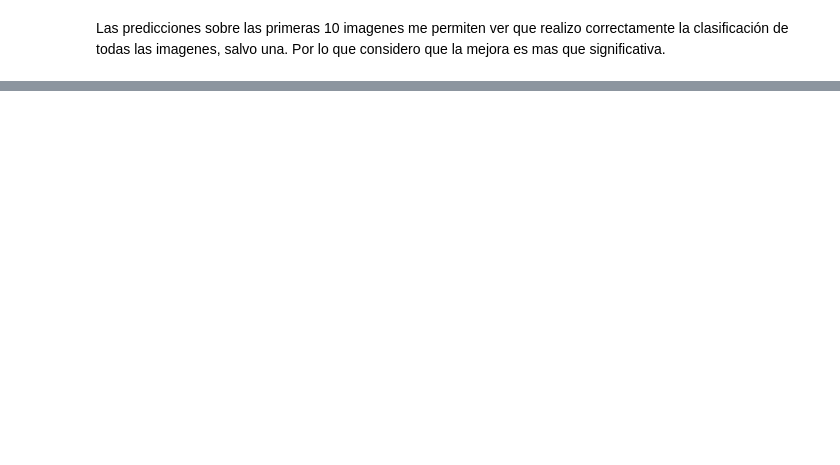
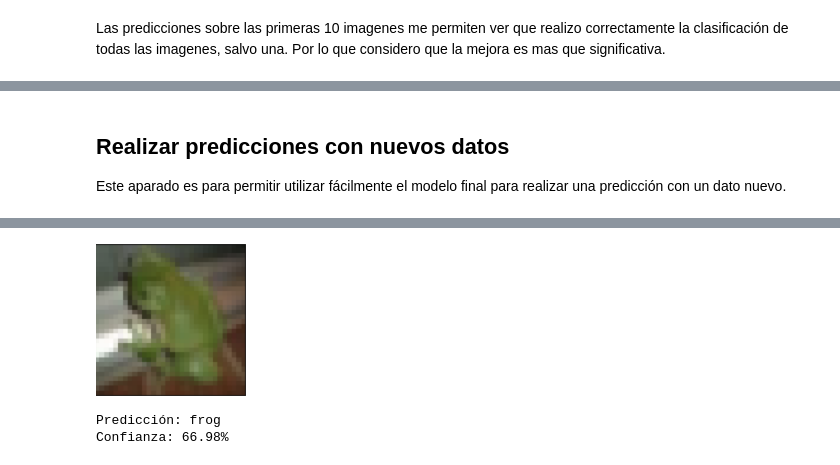
Before and after one commit to EduardoCorVal/Deep-Learning-Model-Implementation, a Jupyter notebook: M2_Implementación_de_un_modelo_de_deep_learning.ipynb, the cells around one changed output, grey strips where cells are left out. Saved outputs shown, nothing was run; the diff lists cells and outputs as text; code cells hidden in the pictures; blank space fills up the shorter version.

```diff
--- a/M2_Implementación_de_un_modelo_de_deep_learning.ipynb
+++ b/M2_Implementación_de_un_modelo_de_deep_learning.ipynb
@@ -335,0 +407,8 @@ print(y_test[:10])
+# %%
+optimizer = Adam(learning_rate=0.001)
+
+early_stopping = EarlyStopping(monitor='val_loss', patience=7, restore_best_weights=True)
+
+model.compile(optimizer=optimizer, loss=loss_fn, metrics=['accuracy'])
+
+history = model.fit(x_train, y_train, epochs=50, batch_size=64, validation_data=(x_test, y_test), callbacks=[early_stopping])
@@ -335,0 +504,34 @@ print(y_test[:10])
+# %% [markdown]
+## Realizar predicciones con nuevos datos
+
+Este aparado es para permitir utilizar fácilmente el modelo final para realizar una predicción con un dato nuevo.
+# %%
+from IPython.display import display, Image
+from tensorflow.keras.preprocessing import image
+import numpy as np
+
+def load_and_preprocess_image(image_path):
+    img = image.load_img(image_path, target_size=(32, 32))
+    img_array = image.img_to_array(img)
+    img_array = np.expand_dims(img_array, axis=0)
+    img_array /= 255.0
+    return img_array
+
+def predict_with_model(model, image_array, class_names):
+    predictions = model.predict(image_array)
+    predicted_label = class_names[np.argmax(predictions)]
+    confidence = np.max(predictions)
+    return predicted_label, confidence
+
+# Cargar una imagen a partir de un path
+image_path = input("Image path: ")
+img_array = load_and_preprocess_image(image_path)
+
+# Predicciones
+predicted_label, confidence = predict_with_model(loaded_model, img_array, class_names)
+
+img = Image(filename=image_path, width=150, height=150)
+display(img)
+print(f"Predicción: {predicted_label}")
+print(f"Confianza: {confidence * 100:.2f}%")
+# %% [output]
@@ -335,0 +540,3 @@ print(y_test[:10])
+[figure, added]
+Predicción: frog
+Confianza: 66.98%
```
Also changed, not shown: parts of 30 cells of this notebook, 1 other file.
